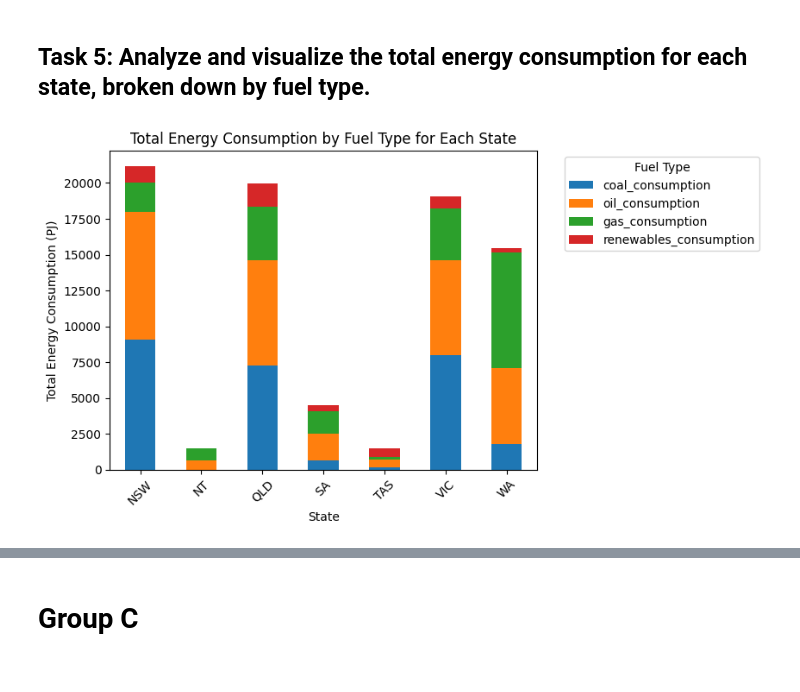
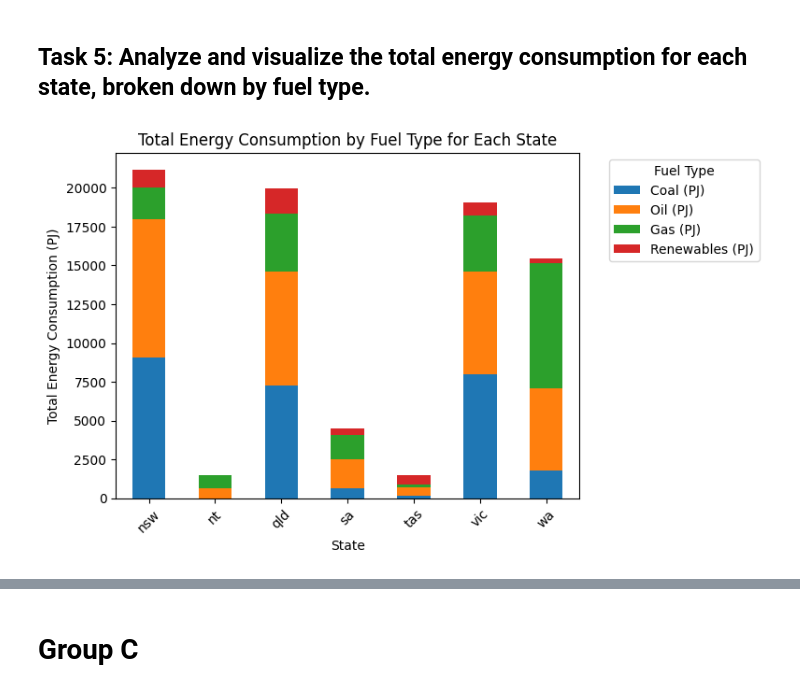
Before and after one commit to Fahim136/Australian-Energy-Dataset-Analysis-Assignment, a Jupyter notebook: Australian_Energy_Dataset_Analysis.ipynb, the cells around one changed output, grey strips where cells are left out. Drawn from its saved outputs; the diff is of its cells as text; code cells hidden in the pictures.

```diff
--- a/Australian_Energy_Dataset_Analysis.ipynb
+++ b/Australian_Energy_Dataset_Analysis.ipynb
@@ -259,17 +298,22 @@ Gen AI plays a pivotal role in augmenting human intelligence, accelerating probl
 # %% [markdown]
 ## **Task 1: Compute and visualize the total energy consumption for each state.**
 # %%
-# Write SQL query to compute total energy consumption for each state
-query = """
-SELECT State, SUM("Coal (PJ)" + "Oil (PJ)" + "Gas (PJ)" + "Renewables (PJ)") AS total_energy_consumption
-FROM AUS_energy
-GROUP BY State;
-"""
+# Compute total energy consumption for each state using the cleaned_df dataframe
+cleaned_df.loc[:, 'total_energy_consumption'] = (
+    cleaned_df.loc[:, 'Coal (PJ)'] +
+    cleaned_df.loc[:, 'Oil (PJ)'] +
+    cleaned_df.loc[:, 'Gas (PJ)'] +
+    cleaned_df.loc[:, 'Renewables (PJ)']
+)
 
-# Load query results into a Pandas DataFrame
-state_energy_df = pd.read_sql_query(query, conn)
+# Group by state and sum the total energy consumption
+state_energy_df = cleaned_df.groupby('State', as_index=False)['total_energy_consumption'].sum()
+
+# Check if any states are missing after grouping
+print(state_energy_df)
 
 # Visualize the data
+plt.figure(figsize=(10, 6))  # Adjust the figure size if necessary
 plt.bar(state_energy_df['State'], state_energy_df['total_energy_consumption'])
 plt.xlabel('State')
 plt.ylabel('Total Energy Consumption (PJ)')
@@ -393,27 +438,21 @@ We loaded the query results into a Pandas DataFrame. To visualize the data effec
 # %% [markdown]
 ## **Task 5: Analyze and visualize the total energy consumption for each state, broken down by fuel type.**
 # %%
-# Write SQL query to compute total energy consumption for each state and fuel type
-query = """
-SELECT State,
-       SUM("Coal (PJ)") AS coal_consumption,
-       SUM("Oil (PJ)") AS oil_consumption,
-       SUM("Gas (PJ)") AS gas_consumption,
-       SUM("Renewables (PJ)") AS renewables_consumption
-FROM AUS_energy
-GROUP BY State;
-"""
-
-# Load query results into a Pandas DataFrame
-state_fuel_energy_df = pd.read_sql_query(query, conn)
+# Compute total energy consumption for each state and fuel type using the cleaned_df DataFrame
+state_fuel_energy_df = cleaned_df.groupby('State').agg({
+    "Coal (PJ)": "sum",
+    "Oil (PJ)": "sum",
+    "Gas (PJ)": "sum",
+    "Renewables (PJ)": "sum"
+}).reset_index()
 
 # Plot the data
 state_fuel_energy_df.plot(x='State', kind='bar', stacked=True)
 plt.xlabel('State')
 plt.ylabel('Total Energy Consumption (PJ)')
 plt.title('Total Energy Consumption by Fuel Type for Each State')
 plt.legend(title='Fuel Type', bbox_to_anchor=(1.05, 1), loc='upper left')
 plt.xticks(rotation=45)
 plt.show()
 # %% [output]
-[figure, old version]
+[figure, new version]
```
Also changed, not shown: parts of 23 cells of this notebook.
